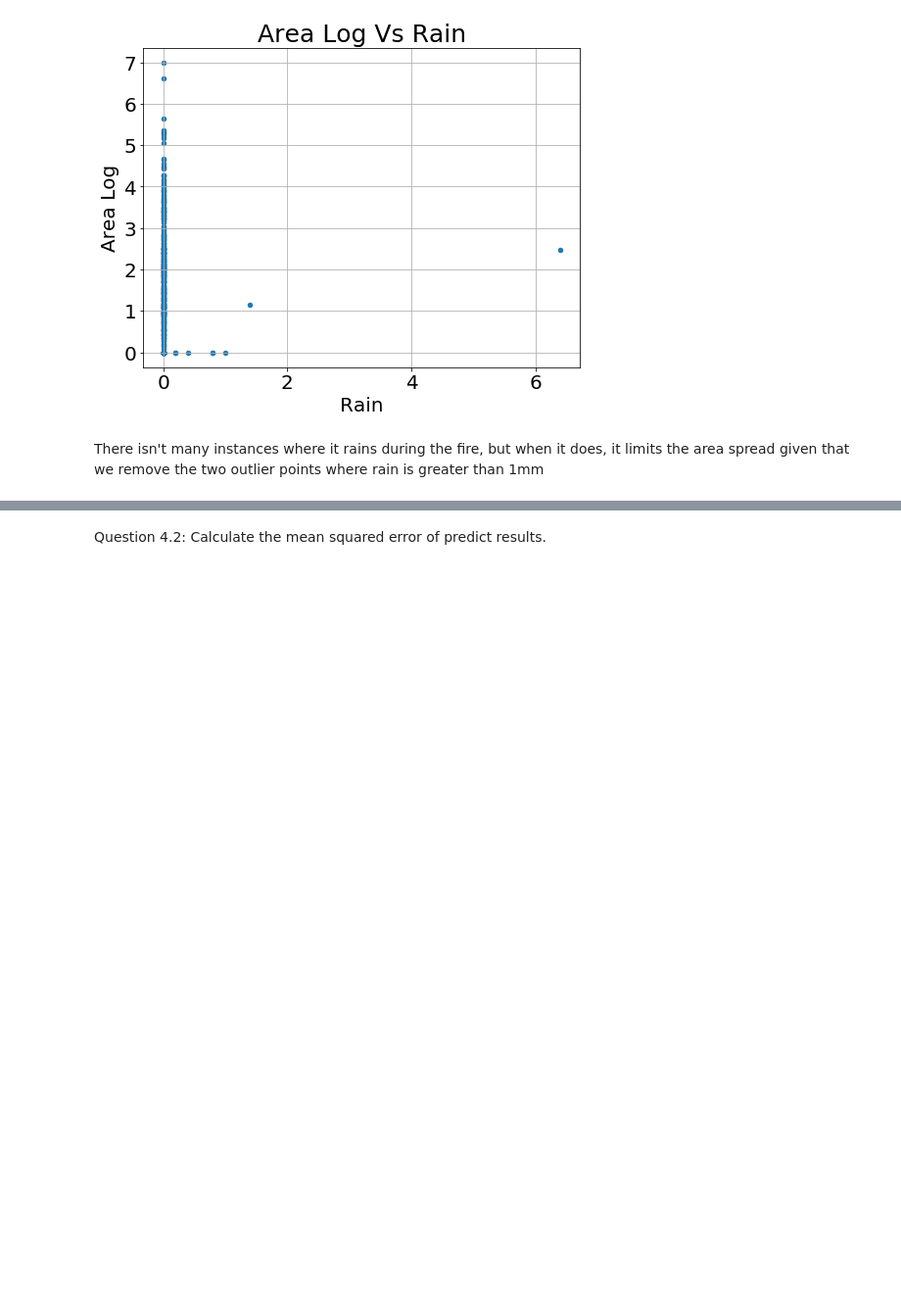
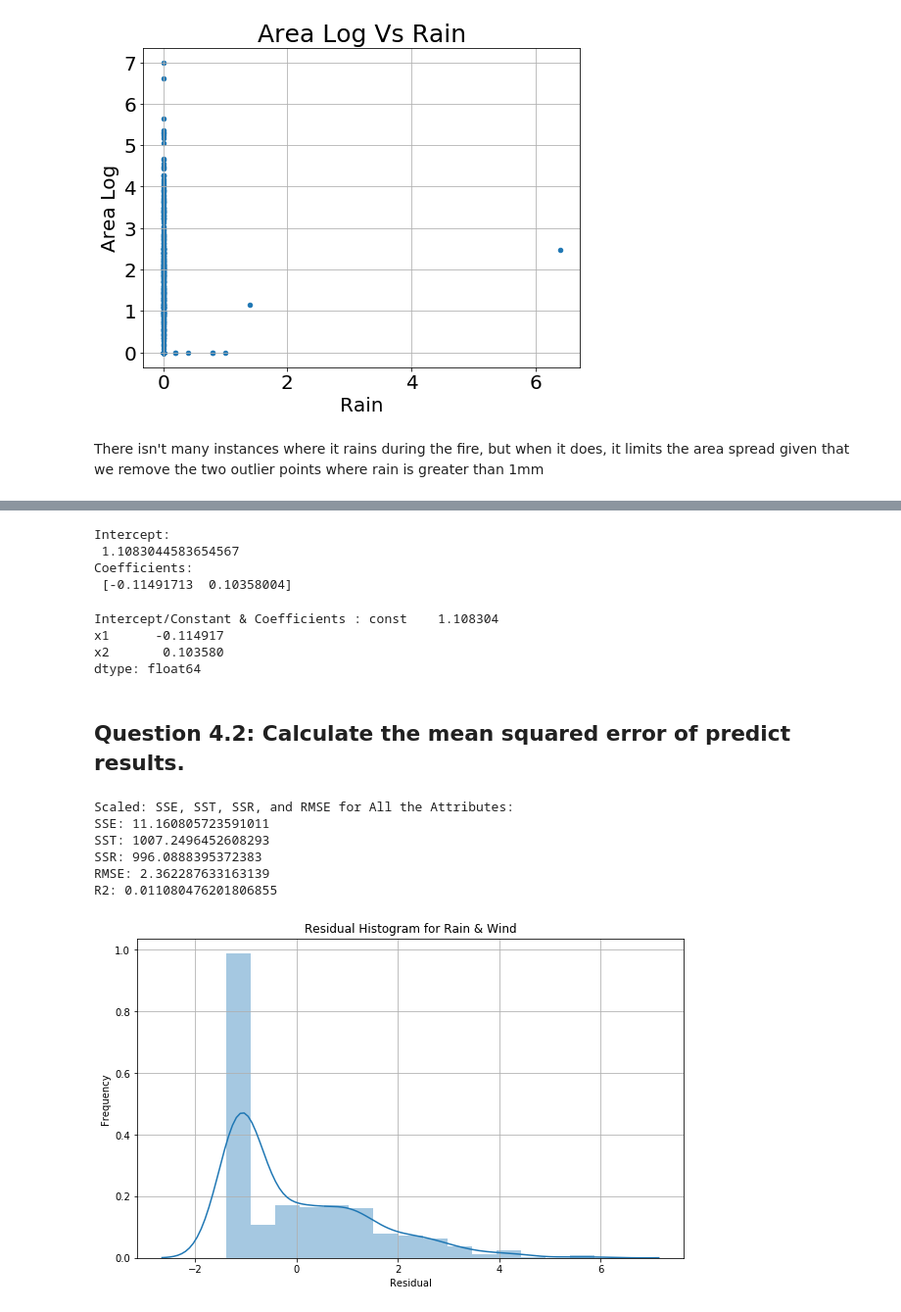
Before and after one commit to rodolfolermacontreras/ML_1_Assignment_2, a Jupyter notebook: MLEARN510-Lesson02-Rodolfo_Lerma.ipynb, the cells around one changed output, grey strips where cells are left out. Shown at 98% size. Cells and saved outputs as stored; diff of their text form; code cells hidden in the pictures; blank space fills up the shorter version.

```diff
--- a/MLEARN510-Lesson02-Rodolfo_Lerma.ipynb
+++ b/MLEARN510-Lesson02-Rodolfo_Lerma.ipynb
@@ -159,2 +186,66 @@ from sklearn.model_selection import train_test_split
+# %%
+#Getting the regression using sklearn
+from sklearn.linear_model import LinearRegression
+
+regression_model = LinearRegression()
+
+# Fit the data(train the model)
+multi_model = regression_model.fit(attributes, y_output)
+
+# Predict
+y_predicted = multi_model.predict(attributes)
+
+print('Intercept: \n', multi_model.intercept_) # pull out intercept
+print('Coefficients: \n', multi_model.coef_) # pull out coeffeicients
+# %% [output]
+Intercept:
+ 1.1083044583654567
+Coefficients:
+ [-0.11491713  0.10358004]
+# %%
+#Getting the regression with statsmodels
+import statsmodels.api as sm
+
+Attributes = sm.add_constant(attributes) # adding a constant
+multi_model = sm.OLS(y_output, Attributes).fit()
+
+# Get slope (m) and y-intercept (b)
+print('Intercept/Constant & Coefficients : {}'.format(multi_model.params))
+# %% [output]
+Intercept/Constant & Coefficients : const    1.108304
+x1      -0.114917
+x2       0.103580
+dtype: float64
 # %% [markdown]
-Question 4.2: Calculate the mean squared error of predict results.
+## Question 4.2: Calculate the mean squared error of predict results.
+# %%
+print('\nScaled: SSE, SST, SSR, and RMSE for All the Attributes:')
+mean_y = np.mean(y_output)
+sst = np.sum((y_output - mean_y)**2)
+sse = sst - multi_model.ssr
+print('SSE: {}'.format(sse))
+print('SST: {}'.format(sst))
+print('SSR: {}'.format(multi_model.ssr))
+print('RMSE: {}'.format(np.sqrt(multi_model.mse_model)))
+print('R2: {}'.format(multi_model.rsquared))
+
+predictions = multi_model.predict(Attributes)
+# %% [output]
+Scaled: SSE, SST, SSR, and RMSE for All the Attributes:
+SSE: 11.160805723591011
+SST: 1007.2496452608293
+SSR: 996.0888395372383
+RMSE: 2.362287633163139
+R2: 0.011080476201806855
+# %%
+def histograms(a,b):
+    plt.figure(figsize=(10, 6)).gca()
+    sns.distplot(a.resid, hist=True)
+    plt.grid(True)
+    plt.xlabel('Residual')
+    plt.ylabel('Frequency')
+    plt.title('Residual Histogram for ' + b)
+
+histograms(multi_model, 'Rain & Wind')
+# %% [output]
+[figure, added]
```
Also changed, not shown: parts of 12 cells of this notebook.
